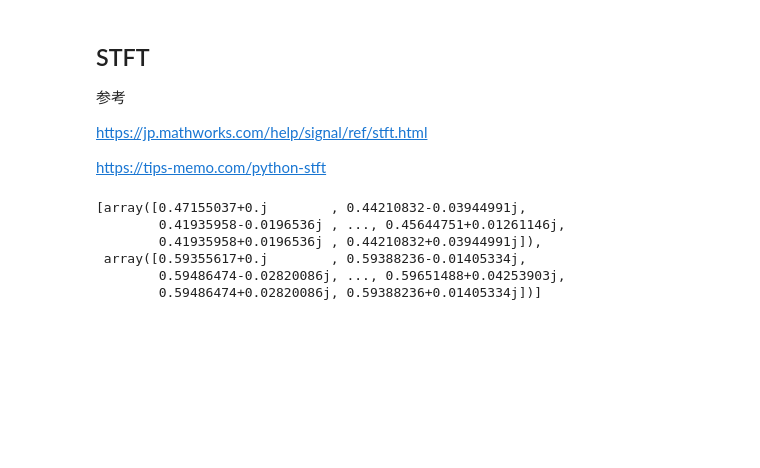
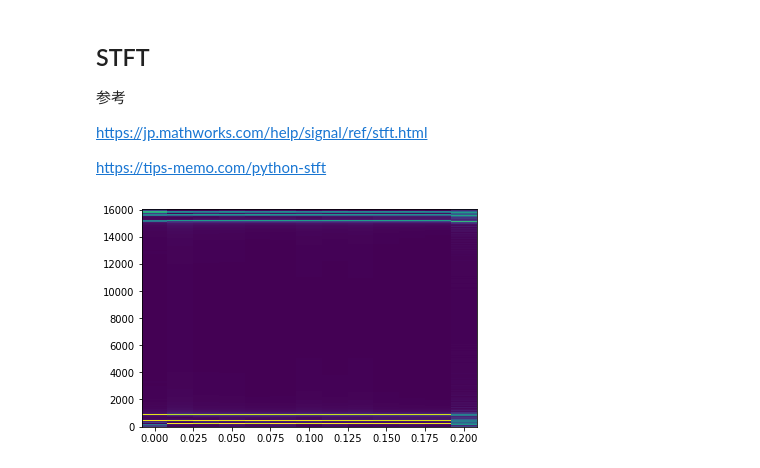
Before and after one commit to kikuchiken-waseda/speech_processing, a Jupyter notebook: source/implementation/cepstrum.ipynb, the cells around one changed output. Cells and saved outputs as stored; diff of their text form; code cells hidden in the pictures; blank space fills up the shorter version.

```diff
--- a/source/implementation/cepstrum.ipynb
+++ b/source/implementation/cepstrum.ipynb
@@ -110,11 +110,15 @@ def stft(x, N=2048, hop=0.5):
 
     return spec
 # %%
-stft(data, hop = 0.25)
+specgram = stft(data, N=512, hop = 0.5)
-# %% [output]
-[array([0.47155037+0.j        , 0.44210832-0.03944991j,
-        0.41935958-0.0196536j , ..., 0.45644751+0.01261146j,
-        0.41935958+0.0196536j , 0.44210832+0.03944991j]),
- array([0.59355617+0.j        , 0.59388236-0.01405334j,
-        0.59486474-0.02820086j, ..., 0.59651488+0.04253903j,
-        0.59486474+0.02820086j, 0.59388236+0.01405334j])]
+# %%
+def plot_spec(specgram, sec, fs):
+    amp = np.abs(specgram).T
+    t = np.linspace(0, fs, amp.shape[0])
+    f = np.linspace(0, sec, amp.shape[1])
+
+    plt.pcolormesh(f, t, amp, shading='auto')
+# %%
+plot_spec(specgram, sec, fs)
+# %% [output]
+[figure, added]
```
Also changed, not shown: 35 other files.
